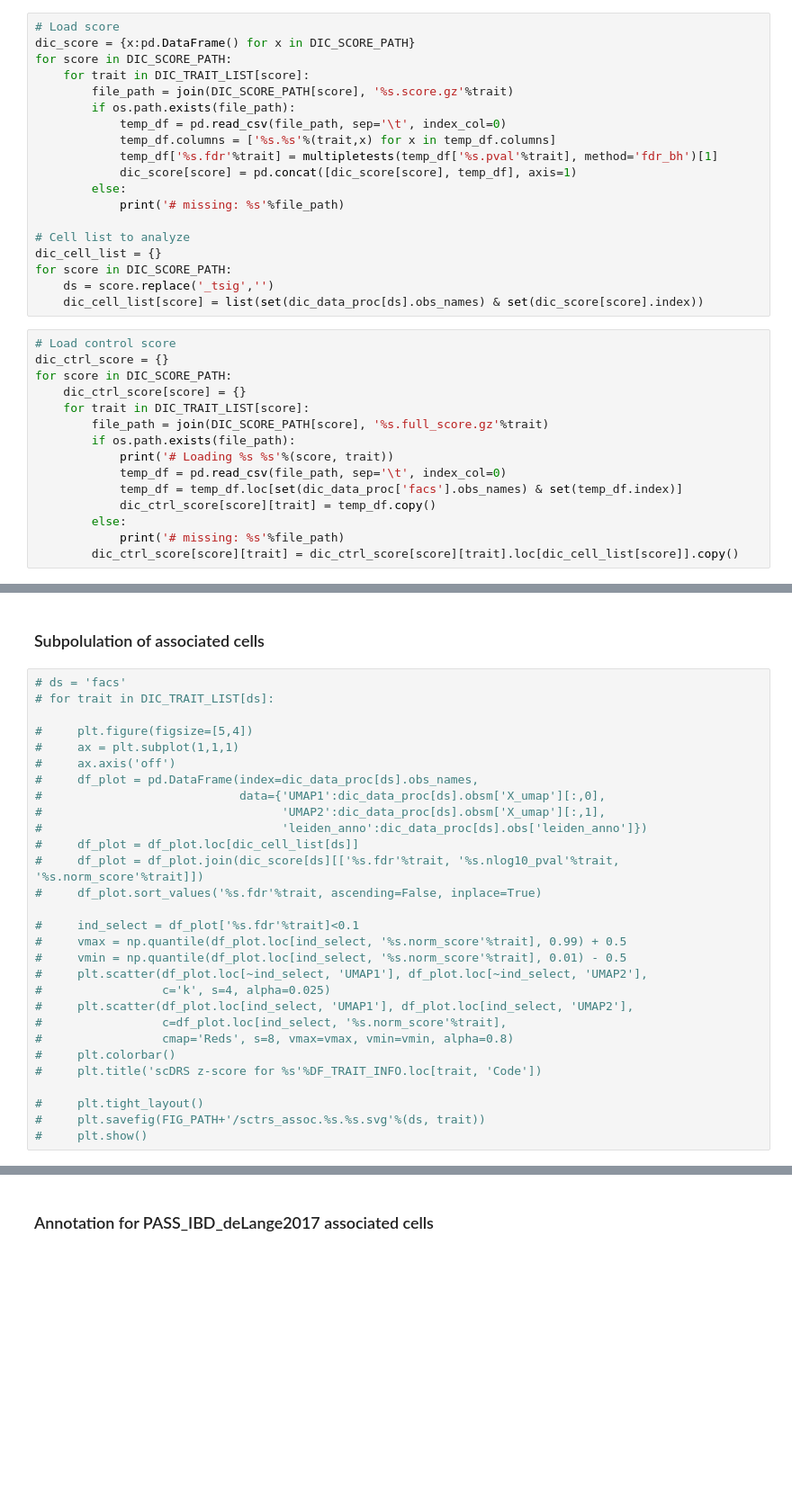
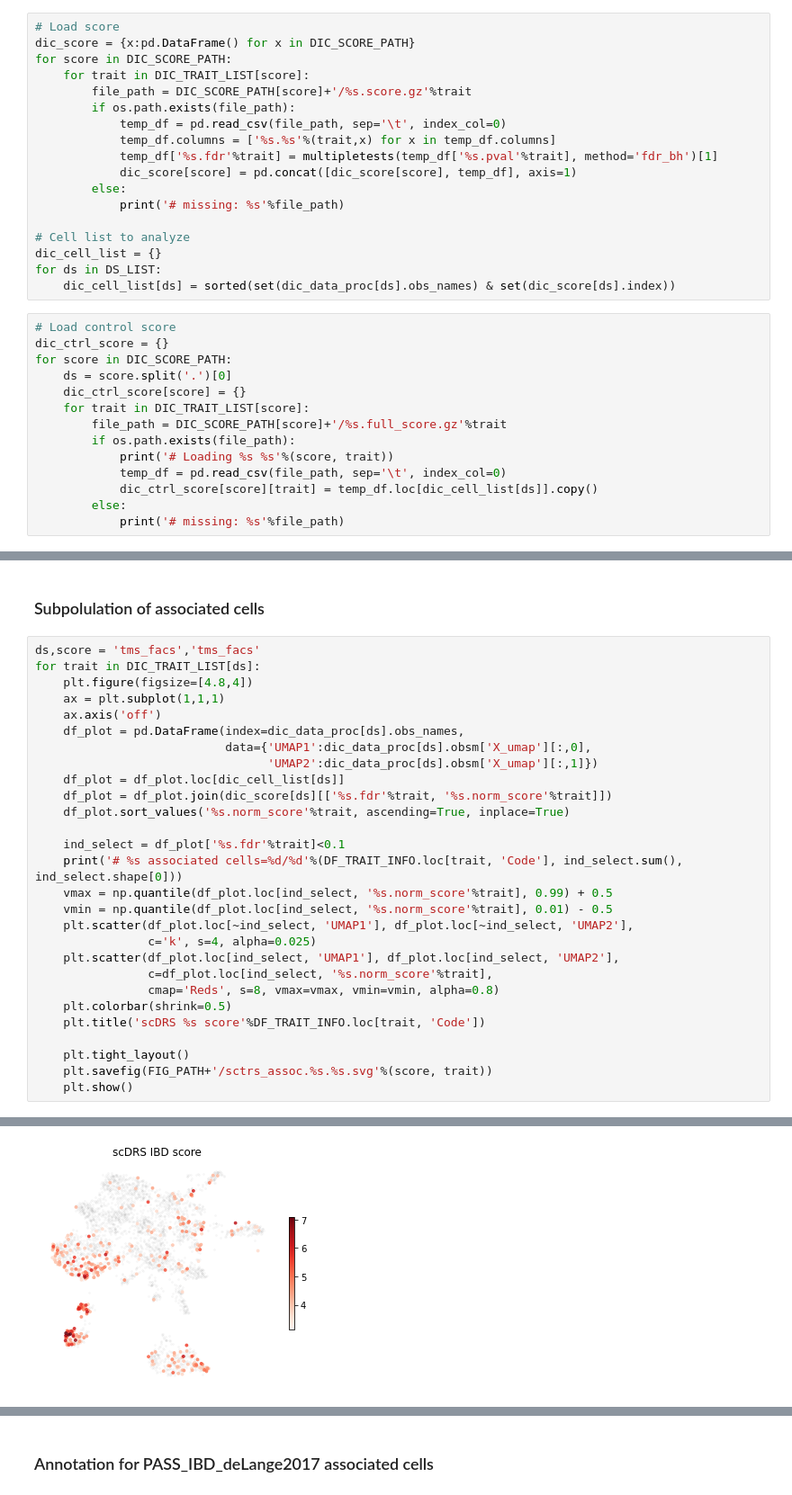
Before and after one commit to martinjzhang/scDRS, a Jupyter notebook: experiments/job.case_tcell/s3_analysis_tcell.ipynb, the cells around one changed output, grey strips where cells are left out. Shown at 90% size. Drawn from its saved outputs; the diff is of its cells as text; blank space fills up the shorter version.

```diff
--- a/experiments/job.case_tcell/s3_analysis_tcell.ipynb
+++ b/experiments/job.case_tcell/s3_analysis_tcell.ipynb
@@ -96,7 +85,7 @@ Trying to set attribute `.obs` of view, copying.
 dic_score = {x:pd.DataFrame() for x in DIC_SCORE_PATH}
 for score in DIC_SCORE_PATH:
     for trait in DIC_TRAIT_LIST[score]:
-        file_path = join(DIC_SCORE_PATH[score], '%s.score.gz'%trait)
+        file_path = DIC_SCORE_PATH[score]+'/%s.score.gz'%trait
         if os.path.exists(file_path):
             temp_df = pd.read_csv(file_path, sep='\t', index_col=0)
             temp_df.columns = ['%s.%s'%(trait,x) for x in temp_df.columns]
@@ -107,22 +96,20 @@ for score in DIC_SCORE_PATH:
 
 # Cell list to analyze
 dic_cell_list = {}
-for score in DIC_SCORE_PATH:
-    ds = score.replace('_tsig','')
-    dic_cell_list[score] = list(set(dic_data_proc[ds].obs_names) & set(dic_score[score].index))
+for ds in DS_LIST:
+    dic_cell_list[ds] = sorted(set(dic_data_proc[ds].obs_names) & set(dic_score[ds].index))
 # %%
 # Load control score
 dic_ctrl_score = {}
 for score in DIC_SCORE_PATH:
+    ds = score.split('.')[0]
     dic_ctrl_score[score] = {}
     for trait in DIC_TRAIT_LIST[score]:
-        file_path = join(DIC_SCORE_PATH[score], '%s.full_score.gz'%trait)
+        file_path = DIC_SCORE_PATH[score]+'/%s.full_score.gz'%trait
         if os.path.exists(file_path):
             print('# Loading %s %s'%(score, trait))
             temp_df = pd.read_csv(file_path, sep='\t', index_col=0)
-            temp_df = temp_df.loc[set(dic_data_proc['facs'].obs_names) & set(temp_df.index)]
-            dic_ctrl_score[score][trait] = temp_df.copy()
+            dic_ctrl_score[score][trait] = temp_df.loc[dic_cell_list[ds]].copy()
         else:
             print('# missing: %s'%file_path)
-        dic_ctrl_score[score][trait] = dic_ctrl_score[score][trait].loc[dic_cell_list[score]].copy()
 # %% [output]
@@ -176,31 +161,31 @@ plt.show()
 # %% [markdown]
 ### Subpolulation of associated cells
 # %%
-# ds = 'facs'
-# for trait in DIC_TRAIT_LIST[ds]:
+ds,score = 'tms_facs','tms_facs'
+for trait in DIC_TRAIT_LIST[ds]:
+    plt.figure(figsize=[4.8,4])
+    ax = plt.subplot(1,1,1)
+    ax.axis('off')
+    df_plot = pd.DataFrame(index=dic_data_proc[ds].obs_names,
+                           data={'UMAP1':dic_data_proc[ds].obsm['X_umap'][:,0],
+                                 'UMAP2':dic_data_proc[ds].obsm['X_umap'][:,1]})
+    df_plot = df_plot.loc[dic_cell_list[ds]]
+    df_plot = df_plot.join(dic_score[ds][['%s.fdr'%trait, '%s.norm_score'%trait]])
+    df_plot.sort_values('%s.norm_score'%trait, ascending=True, inplace=True)
 
-#     plt.figure(figsize=[5,4])
-#     ax = plt.subplot(1,1,1)
-#     ax.axis('off')
-#     df_plot = pd.DataFrame(index=dic_data_proc[ds].obs_names,
-#                            data={'UMAP1':dic_data_proc[ds].obsm['X_umap'][:,0],
-#                                  'UMAP2':dic_data_proc[ds].obsm['X_umap'][:,1],
-#                                  'leiden_anno':dic_data_proc[ds].obs['leiden_anno']})
-#     df_plot = df_plot.loc[dic_cell_list[ds]]
-#     df_plot = df_plot.join(dic_score[ds][['%s.fdr'%trait, '%s.nlog10_pval'%trait, '%s.norm_score'%trait]])
-#     df_plot.sort_values('%s.fdr'%trait, ascending=False, inplace=True)
+    ind_select = df_plot['%s.fdr'%trait]<0.1
+    print('# %s associated cells=%d/%d'%(DF_TRAIT_INFO.loc[trait, 'Code'], ind_select.sum(), ind_select.shape[0]))
+    vmax = np.quantile(df_plot.loc[ind_select, '%s.norm_score'%trait], 0.99) + 0.5
+    vmin = np.quantile(df_plot.loc[ind_select, '%s.norm_score'%trait], 0.01) - 0.5
+    plt.scatter(df_plot.loc[~ind_select, 'UMAP1'], df_plot.loc[~ind_select, 'UMAP2'],
+                c='k', s=4, alpha=0.025)
+    plt.scatter(df_plot.loc[ind_select, 'UMAP1'], df_plot.loc[ind_select, 'UMAP2'],
+                c=df_plot.loc[ind_select, '%s.norm_score'%trait],
+                cmap='Reds', s=8, vmax=vmax, vmin=vmin, alpha=0.8)
+    plt.colorbar(shrink=0.5)
+    plt.title('scDRS %s score'%DF_TRAIT_INFO.loc[trait, 'Code'])
 
-#     ind_select = df_plot['%s.fdr'%trait]<0.1
-#     vmax = np.quantile(df_plot.loc[ind_select, '%s.norm_score'%trait], 0.99) + 0.5
-#     vmin = np.quantile(df_plot.loc[ind_select, '%s.norm_score'%trait], 0.01) - 0.5
-#     plt.scatter(df_plot.loc[~ind_select, 'UMAP1'], df_plot.loc[~ind_select, 'UMAP2'],
-#                 c='k', s=4, alpha=0.025)
-#     plt.scatter(df_plot.loc[ind_select, 'UMAP1'], df_plot.loc[ind_select, 'UMAP2'],
-#                 c=df_plot.loc[ind_select, '%s.norm_score'%trait],
-#                 cmap='Reds', s=8, vmax=vmax, vmin=vmin, alpha=0.8)
-#     plt.colorbar()
-#     plt.title('scDRS z-score for %s'%DF_TRAIT_INFO.loc[trait, 'Code'])
-
-#     plt.tight_layout()
-#     plt.savefig(FIG_PATH+'/sctrs_assoc.%s.%s.svg'%(ds, trait))
-#     plt.show()
+    plt.tight_layout()
+    plt.savefig(FIG_PATH+'/sctrs_assoc.%s.%s.svg'%(score, trait))
+    plt.show()
+# %% [output]
@@ -206,0 +193 @@ plt.show()
+[figure, added]
```
Also changed, not shown: parts of 59 cells of this notebook, 14 other files.
